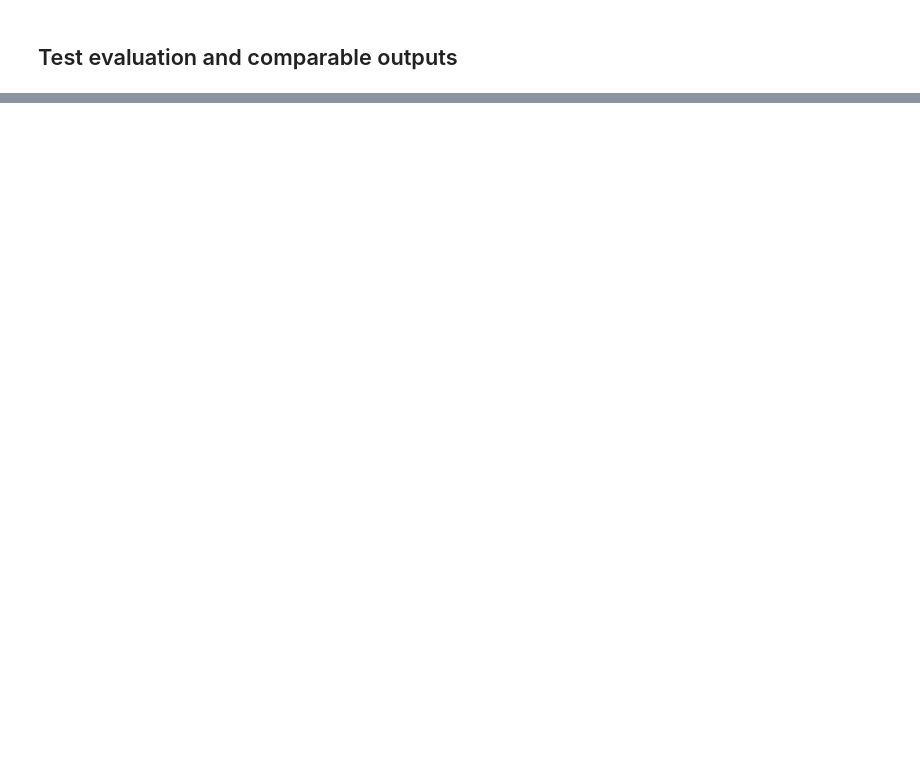
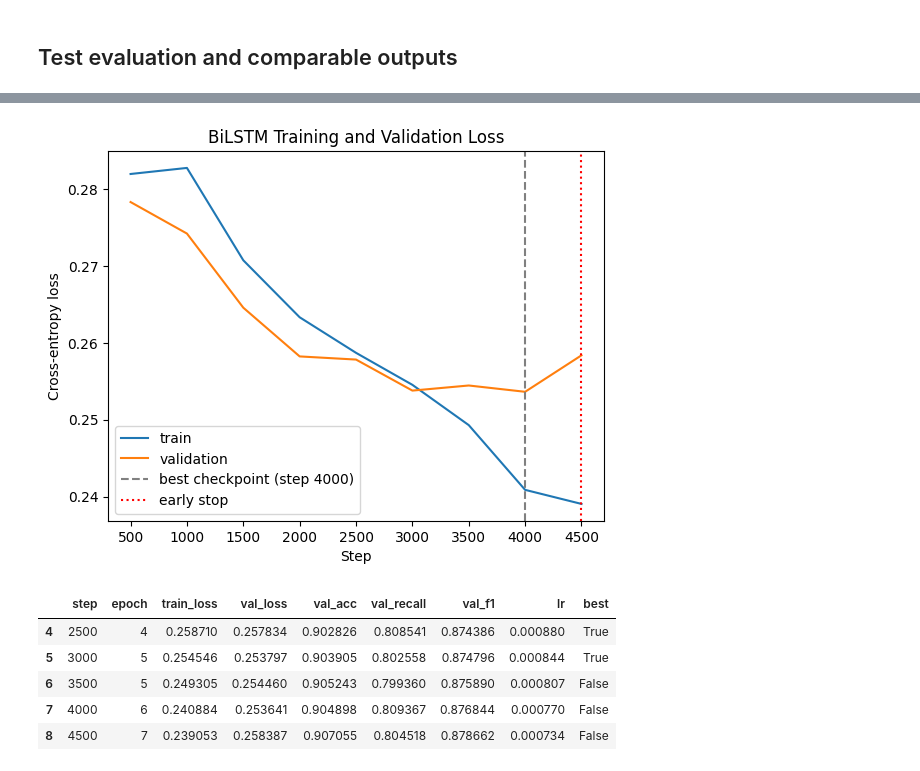
Before and after one commit to neo-nicole/dsa4266-group7, a Jupyter notebook: notebooks/bilstm.ipynb, the cells around one changed output, grey strips where cells are left out. Saved outputs shown, nothing was run; the diff lists cells and outputs as text; code cells hidden in the pictures; blank space fills up the shorter version.

Commit message:
bilstm tried out and graphs

```diff
--- a/notebooks/bilstm.ipynb
+++ b/notebooks/bilstm.ipynb
@@ -171,13 +183,15 @@ scheduler = torch.optim.lr_scheduler.LambdaLR(
     optimizer,
     lambda step: step / max(1, warmup) if step < warmup else max(0.0, (total_steps - step) / max(1, total_steps - warmup)),
 )
-scaler = torch.amp.GradScaler('cuda', enabled=use_amp)
+# scaler = torch.amp.GradScaler('cuda', enabled=use_amp)
+scaler = torch.cuda.amp.GradScaler(enabled=use_amp)
 writer = SummaryWriter(f'../runs/{TAG}')
 log, running = [], []
 best_val, bad, step, stopped = float('inf'), 0, 0, False
 
 def validate_and_checkpoint():
     global best_val, bad
+    was_training = model.training
     val_loss, p_val = run_eval(val_loader)
     metrics = evaluate(datasets['val'].labels, p_val)
     improved = val_loss < best_val - MIN_DELTA
@@ -186,6 +200,8 @@ def validate_and_checkpoint():
         torch.save(model.state_dict(), CKPT)
     else:
         bad += 1
+    if was_training:
+        model.train()
     return val_loss, metrics, improved
 
 for epoch in range(1, MAX_EPOCHS + 1):
@@ -249,0 +290,35 @@ print(np.asarray(test_metrics['confusion_matrix']))
+# %%
+log_df = pd.read_csv(LOG)
+best = log_df.loc[log_df['val_loss'].idxmin()]
+
+plt.plot(log_df['step'], log_df['train_loss'], label='train')
+plt.plot(log_df['step'], log_df['val_loss'], label='validation')
+plt.axvline(
+    best['step'],
+    ls='--',
+    c='grey',
+    label=f"best checkpoint (step {int(best['step'])})",
+)
+if stopped:
+    plt.axvline(
+        log_df['step'].iloc[-1],
+        ls=':',
+        c='red',
+        label='early stop',
+    )
+plt.xlabel('Step')
+plt.ylabel('Cross-entropy loss')
+plt.title('BiLSTM Training and Validation Loss')
+plt.legend()
+plt.savefig(f'{RESULTS}/{TAG}_loss_curve.png', dpi=150, bbox_inches='tight')
+plt.show()
+
+display(log_df.tail())
+# %% [output]
+[figure, added]
+|  | step | epoch | train_loss | val_loss | val_acc | val_recall | val_f1 | lr | best |
+| 4 | 2500 | 4 | 0.258710 | 0.257834 | 0.902826 | 0.808541 | 0.874386 | 0.000880 | True |
+| 5 | 3000 | 5 | 0.254546 | 0.253797 | 0.903905 | 0.802558 | 0.874796 | 0.000844 | True |
+| 6 | 3500 | 5 | 0.249305 | 0.254460 | 0.905243 | 0.799360 | 0.875890 | 0.000807 | False |
+| 7 | 4000 | 6 | 0.240884 | 0.253641 | 0.904898 | 0.809367 | 0.876844 | 0.000770 | False |
+| 8 | 4500 | 7 | 0.239053 | 0.258387 | 0.907055 | 0.804518 | 0.878662 | 0.000734 | False |
```
Also changed, not shown: parts of 7 cells of this notebook, 6 other files.
